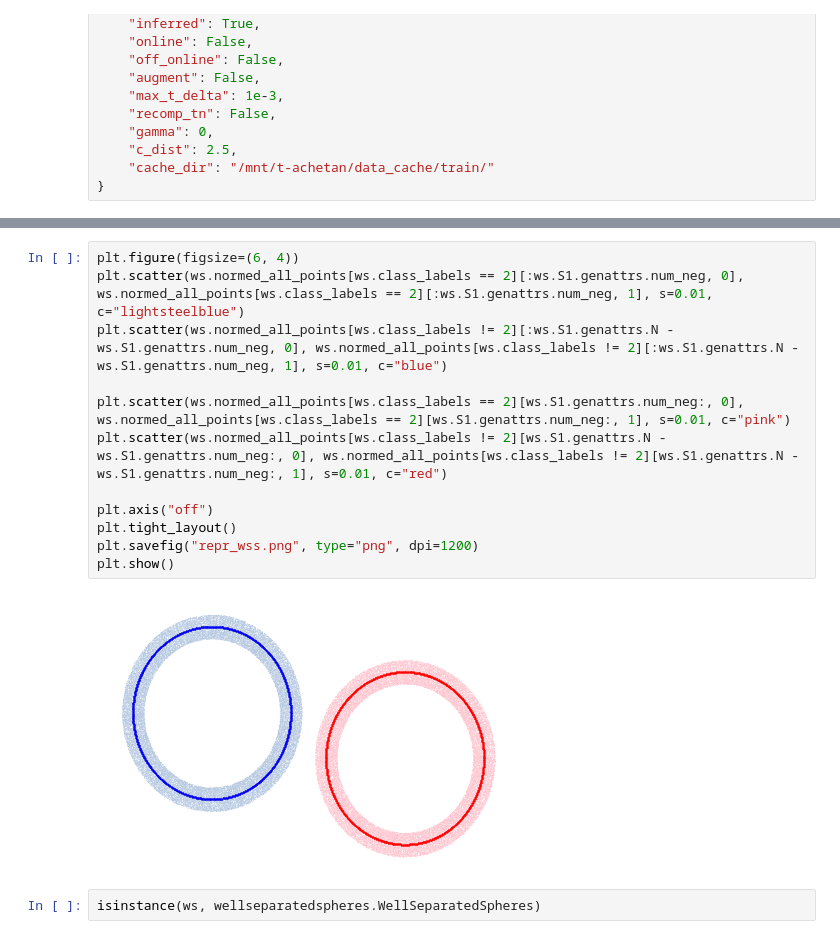
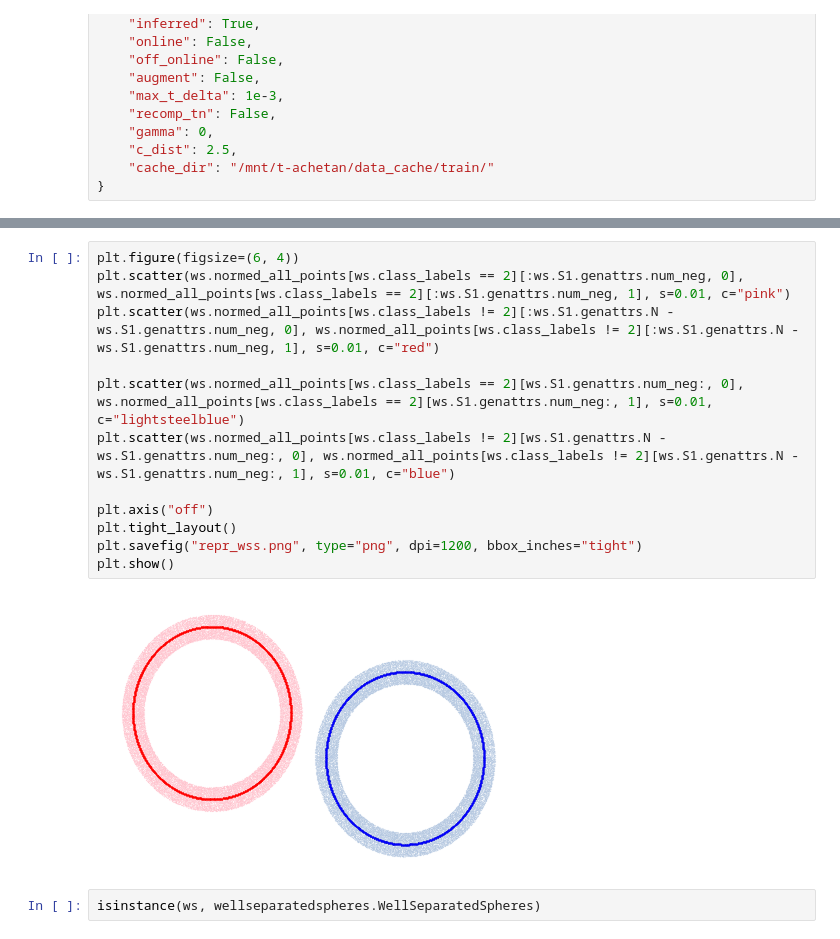
Before and after one commit to microsoft/distance-learner, a Jupyter notebook: notebooks/Paper Plotting - Representative Plots.ipynb, the cells around one changed output, grey strips where cells are left out. Cells and saved outputs as stored; diff of their text form.

```diff
--- a/notebooks/Paper Plotting - Representative Plots.ipynb
+++ b/notebooks/Paper Plotting - Representative Plots.ipynb
@@ -185,17 +185,17 @@ ws.compute_points()
 # %%
 plt.figure(figsize=(6, 4))
-plt.scatter(ws.normed_all_points[ws.class_labels == 2][:ws.S1.genattrs.num_neg, 0], ws.normed_all_points[ws.class_labels == 2][:ws.S1.genattrs.num_neg, 1], s=0.01, c="lightsteelblue")
-plt.scatter(ws.normed_all_points[ws.class_labels != 2][:ws.S1.genattrs.N - ws.S1.genattrs.num_neg, 0], ws.normed_all_points[ws.class_labels != 2][:ws.S1.genattrs.N - ws.S1.genattrs.num_neg, 1], s=0.01, c="blue")
+plt.scatter(ws.normed_all_points[ws.class_labels == 2][:ws.S1.genattrs.num_neg, 0], ws.normed_all_points[ws.class_labels == 2][:ws.S1.genattrs.num_neg, 1], s=0.01, c="pink")
+plt.scatter(ws.normed_all_points[ws.class_labels != 2][:ws.S1.genattrs.N - ws.S1.genattrs.num_neg, 0], ws.normed_all_points[ws.class_labels != 2][:ws.S1.genattrs.N - ws.S1.genattrs.num_neg, 1], s=0.01, c="red")
 
-plt.scatter(ws.normed_all_points[ws.class_labels == 2][ws.S1.genattrs.num_neg:, 0], ws.normed_all_points[ws.class_labels == 2][ws.S1.genattrs.num_neg:, 1], s=0.01, c="pink")
-plt.scatter(ws.normed_all_points[ws.class_labels != 2][ws.S1.genattrs.N - ws.S1.genattrs.num_neg:, 0], ws.normed_all_points[ws.class_labels != 2][ws.S1.genattrs.N - ws.S1.genattrs.num_neg:, 1], s=0.01, c="red")
+plt.scatter(ws.normed_all_points[ws.class_labels == 2][ws.S1.genattrs.num_neg:, 0], ws.normed_all_points[ws.class_labels == 2][ws.S1.genattrs.num_neg:, 1], s=0.01, c="lightsteelblue")
+plt.scatter(ws.normed_all_points[ws.class_labels != 2][ws.S1.genattrs.N - ws.S1.genattrs.num_neg:, 0], ws.normed_all_points[ws.class_labels != 2][ws.S1.genattrs.N - ws.S1.genattrs.num_neg:, 1], s=0.01, c="blue")
 
 plt.axis("off")
 plt.tight_layout()
-plt.savefig("repr_wss.png", type="png", dpi=1200)
+plt.savefig("repr_wss.png", type="png", dpi=1200, bbox_inches="tight")
 plt.show()
 # %% [output]
-[figure, old version]
+[figure, new version]
 # %%
 isinstance(ws, wellseparatedspheres.WellSeparatedSpheres)
 # %% [output]
```
Also changed, not shown: parts of 5 cells of this notebook, 6 other files.
